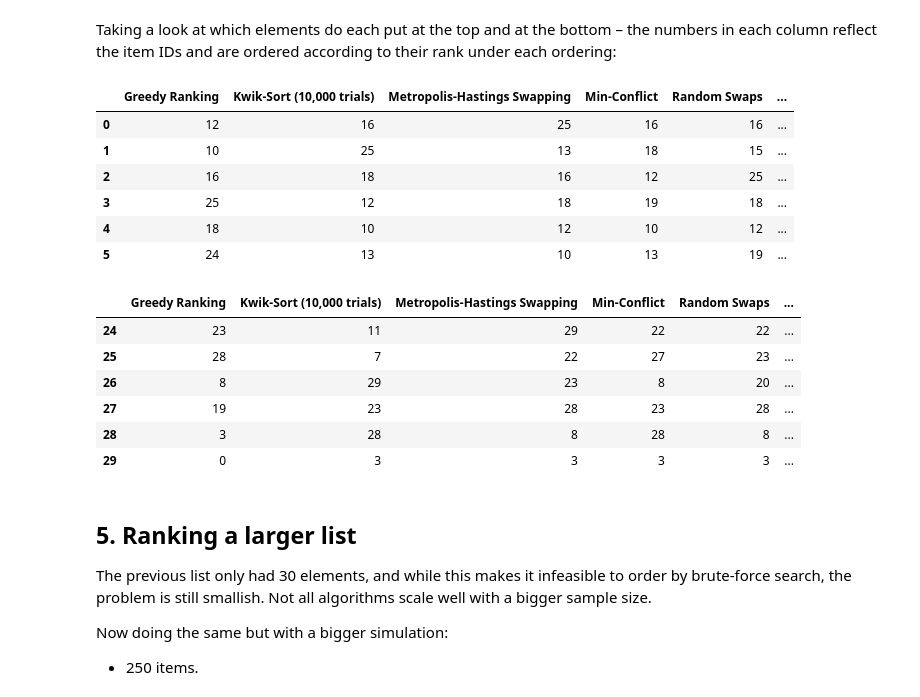
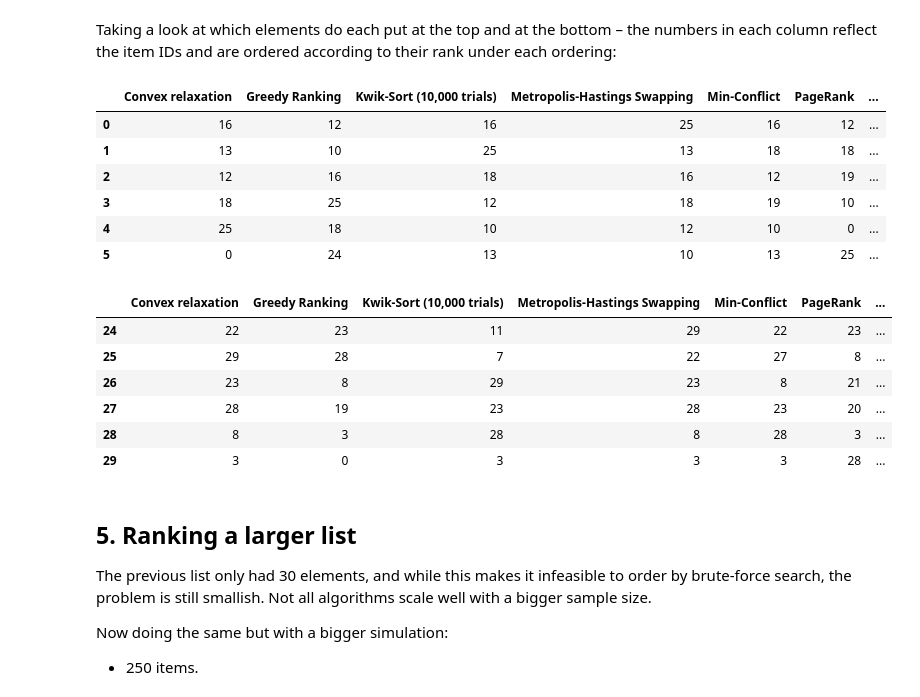
Before and after one commit to david-cortes/datascienceprojects, a Jupyter notebook: optimization/list_optimization.ipynb, the cells around one changed output. Drawn from its saved outputs; the diff is of its cells as text; code cells hidden in the pictures.

```diff
--- a/optimization/list_optimization.ipynb
+++ b/optimization/list_optimization.ipynb
@@ -456,6 +499,18 @@ random.seed(1)
 start_time = time.time()
 ks_rank=kwiksort_multiple_runs(random_ordering,aggregated_preferences,runs=10000)
 time_kwiksort=time.time() - start_time
+
+np.random.seed(1)
+random.seed(1)
+start_time = time.time()
+pr_rank=pagerank(random_ordering,aggregated_preferences)
+time_pagerank=time.time() - start_time
+
+np.random.seed(1)
+random.seed(1)
+start_time = time.time()
+cvxrelax_rank=cvx_relaxation(random_ordering,aggregated_preferences)
+time_cvxrelax=time.time() - start_time
 
 start_time = time.time()
 mc_rank=minconflict(random_ordering,aggregated_preferences)
@@ -475,12 +530,16 @@ time_metropolis=time.time() - start_time
 
 lst_scores={'Greedy Ranking':list_score(greedy_rank,aggregated_preferences),
             'Kwik-Sort (10,000 trials)':list_score(ks_rank,aggregated_preferences),
+            'PageRank (tuned epsilon)':list_score(pr_rank,aggregated_preferences),
+            'Convex relaxation':list_score(cvxrelax_rank,aggregated_preferences),
             'Min-Conflict':list_score(mc_rank,aggregated_preferences),
             'Random Swaps':list_score(rs_rank,aggregated_preferences),
             'Metropolis-Hastings Swapping':list_score(mh_rank,aggregated_preferences)
            }
 lst_times={'Greedy Ranking':time_greedy_rank,
             'Kwik-Sort (10,000 trials)':time_kwiksort,
+            'PageRank (tuned epsilon)':time_pagerank,
+            'Convex relaxation':time_cvxrelax,
             'Min-Conflict':time_minconflict,
             'Random Swaps':time_random_swaps,
             'Metropolis-Hastings Swapping':time_metropolis
@@ -585,27 +652,29 @@ Despite achieving lower scores, here Kwik-Sort managed to produce an ordering th
 # %% [markdown]
 Taking a look at which elements do each put at the top and at the bottom – the numbers in each column reflect the item IDs and are ordered according to their rank under each ordering:
 # %%
-pd.DataFrame({"Simulation's order":best_theoretical_order,'Metropolis-Hastings Swapping':mh_rank, 'Min-Conflict':mc_rank,
+pd.DataFrame({"Simulation's order":best_theoretical_order,'Metropolis-Hastings Swapping':mh_rank,
+              'PageRank':pr_rank, 'Convex relaxation':cvxrelax_rank, 'Min-Conflict':mc_rank,
               'Random Swaps':rs_rank,'Kwik-Sort (10,000 trials)':ks_rank,'Greedy Ranking':greedy_rank}).head(6)
 # %% [output]
-|  | Greedy Ranking | Kwik-Sort (10,000 trials) | Metropolis-Hastings Swapping | Min-Conflict | Random Swaps | ... |
-| 0 | 12 | 16 | 25 | 16 | 16 | ... |
-| 1 | 10 | 25 | 13 | 18 | 15 | ... |
-| 2 | 16 | 18 | 16 | 12 | 25 | ... |
-| 3 | 25 | 12 | 18 | 19 | 18 | ... |
-| 4 | 18 | 10 | 12 | 10 | 12 | ... |
-| 5 | 24 | 13 | 10 | 13 | 19 | ... |
+|  | Convex relaxation | Greedy Ranking | Kwik-Sort (10,000 trials) | Metropolis-Hastings Swapping | Min-Conflict | PageRank | ... |
+| 0 | 16 | 12 | 16 | 25 | 16 | 12 | ... |
+| 1 | 13 | 10 | 25 | 13 | 18 | 18 | ... |
+| 2 | 12 | 16 | 18 | 16 | 12 | 19 | ... |
+| 3 | 18 | 25 | 12 | 18 | 19 | 10 | ... |
+| 4 | 25 | 18 | 10 | 12 | 10 | 0 | ... |
+| 5 | 0 | 24 | 13 | 10 | 13 | 25 | ... |
 # %%
-pd.DataFrame({"Simulation's order":best_theoretical_order,'Metropolis-Hastings Swapping':mh_rank, 'Min-Conflict':mc_rank,
+pd.DataFrame({"Simulation's order":best_theoretical_order,'Metropolis-Hastings Swapping':mh_rank,
+              'PageRank':pr_rank, 'Convex relaxation':cvxrelax_rank, 'Min-Conflict':mc_rank,
               'Random Swaps':rs_rank,'Kwik-Sort (10,000 trials)':ks_rank,'Greedy Ranking':greedy_rank}).tail(6)
 # %% [output]
-|  | Greedy Ranking | Kwik-Sort (10,000 trials) | Metropolis-Hastings Swapping | Min-Conflict | Random Swaps | ... |
-| 24 | 23 | 11 | 29 | 22 | 22 | ... |
-| 25 | 28 | 7 | 22 | 27 | 23 | ... |
-| 26 | 8 | 29 | 23 | 8 | 20 | ... |
-| 27 | 19 | 23 | 28 | 23 | 28 | ... |
-| 28 | 3 | 28 | 8 | 28 | 8 | ... |
-| 29 | 0 | 3 | 3 | 3 | 3 | ... |
+|  | Convex relaxation | Greedy Ranking | Kwik-Sort (10,000 trials) | Metropolis-Hastings Swapping | Min-Conflict | PageRank | ... |
+| 24 | 22 | 23 | 11 | 29 | 22 | 23 | ... |
+| 25 | 29 | 28 | 7 | 22 | 27 | 8 | ... |
+| 26 | 23 | 8 | 29 | 23 | 8 | 21 | ... |
+| 27 | 28 | 19 | 23 | 28 | 23 | 20 | ... |
+| 28 | 8 | 3 | 28 | 8 | 28 | 3 | ... |
+| 29 | 3 | 0 | 3 | 3 | 3 | 28 | ... |
 # %% [markdown]
 <a id="p5"></a>
 ## 5. Ranking a larger list
```
Also changed, not shown: parts of 11 cells of this notebook, 2 other files.
